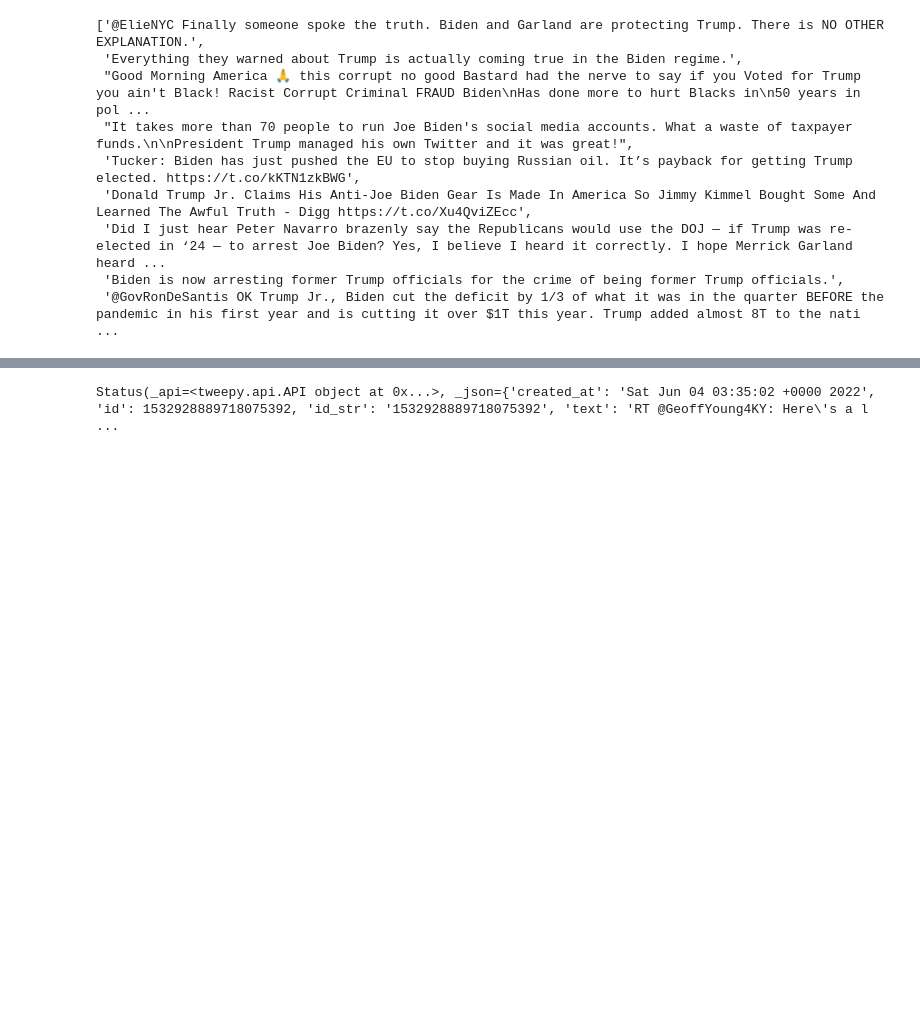
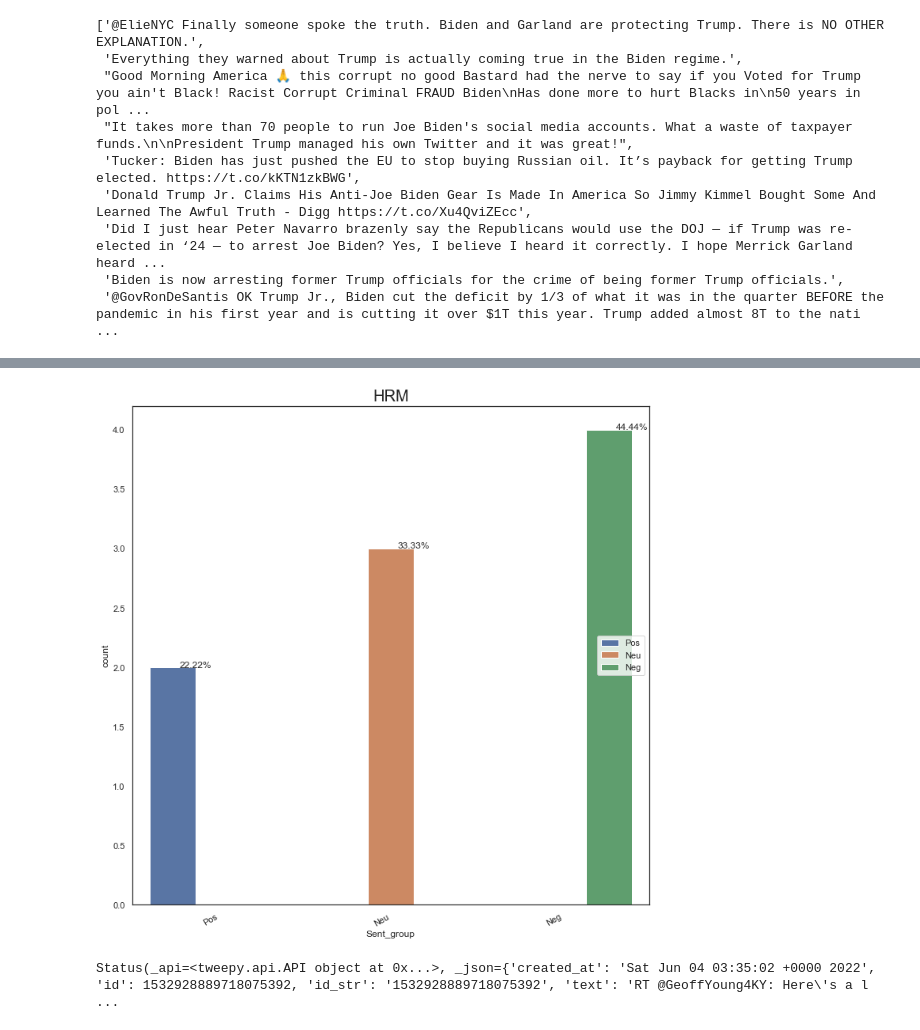
Before and after one commit to shajib2be/Springboard, a Jupyter notebook: twitter data.ipynb, the cells around one changed output, grey strips where cells are left out. Saved outputs shown, nothing was run; the diff lists cells and outputs as text; code cells hidden in the pictures; blank space fills up the shorter version.

```diff
--- a/twitter data.ipynb
+++ b/twitter data.ipynb
@@ -171,4 +185,4 @@ extracted_tweets1
 # %%
 
 df = pd.DataFrame(extracted_tweets1)
-df
+df['text']=df[0]
@@ -185,0 +222,7 @@ df
+# %%
+from nltk.sentiment.vader import SentimentIntensityAnalyzer
+sent = SentimentIntensityAnalyzer()
+nltk.download('vader_lexicon')
+polarity = [round(sent.polarity_scores(i)['compound'], 2) for i in df['cleaned_text']]
+df['sentiment_score1'] = polarity
+df.head(20)
@@ -185,0 +243,5 @@ df
+# %%
+df.loc[df['sentiment_score1']<0, 'Sent_group'] = 'Neg'
+df.loc[df['sentiment_score1'].between(0,.5), 'Sent_group'] = 'Neu'
+df.loc[df['sentiment_score1'].between(.5,1), 'Sent_group'] = 'Pos'
+df.head()
@@ -186,3 +255,33 @@ df
+# %%
+import pandas as pd
+import matplotlib.pyplot as plt
+import seaborn as sns
+import os
+import numpy as np
+
+sns.set(style="white")
+plt.figure(figsize=(10,10))
+
+
+total = float(len(df))
+ax = sns.countplot(x="Sent_group", hue="Sent_group", data=df)
+plt.legend(loc='center right')
+
+plt.title('HRM', fontsize=20)
+ax.set_xticklabels(ax.get_xticklabels(), rotation=30, ha="right");
+
+#ax.set_yscale('log')
+#ax.set_ylim(3)
+for p in ax.patches:
+    percentage = '{:.2f}%'.format(100 * p.get_height()/total)
+    x = p.get_x() + p.get_width()
+    y = p.get_height()
+    ax.annotate(percentage, (x, y),ha='center')
+
+plt.tight_layout()
+plt.show()
+# %% [output]
+[figure, added]
 # %%
 import os
 import tweepy
```
Also changed, not shown: parts of 6 cells of this notebook.
